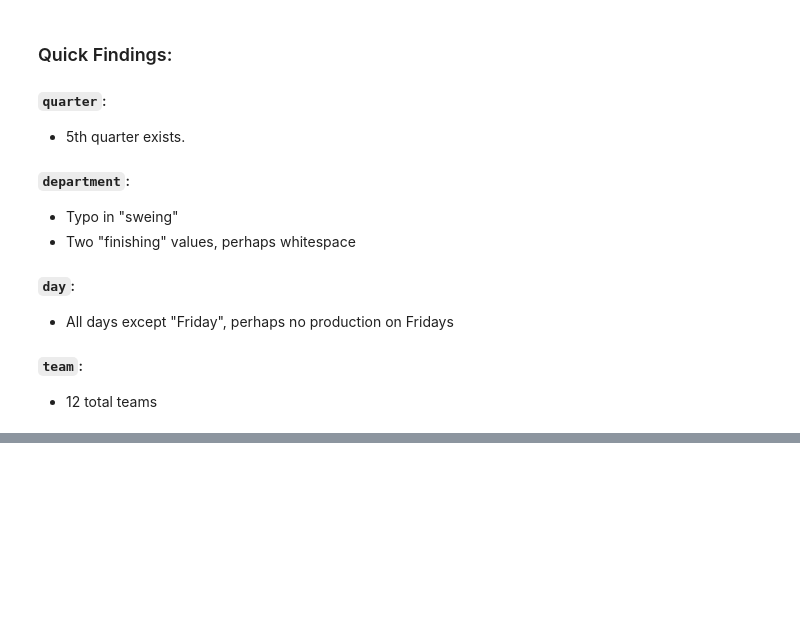
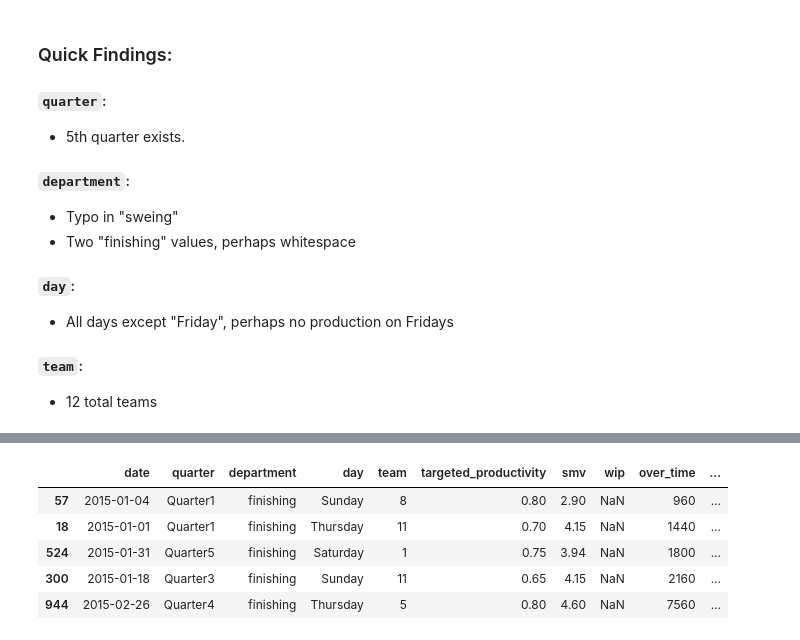
Before and after one commit to jastro-dev/dq-ds-06-employee-productivity-prediction-tree-models, a Jupyter notebook: main_notebook.ipynb, the cells around one changed output, grey strips where cells are left out. Cells and saved outputs as stored; diff of their text form; code cells hidden in the pictures; blank space fills up the shorter version.

```diff
--- a/main_notebook.ipynb
+++ b/main_notebook.ipynb
@@ -141,0 +235,9 @@ Name: count, dtype: int64
+# %%
+df[df['wip'].isnull()].sample(5)
+# %% [output]
+|  | date | quarter | department | day | team | targeted_productivity | smv | wip | over_time | ... |
+| 57 | 2015-01-04 | Quarter1 | finishing | Sunday | 8 | 0.80 | 2.90 | NaN | 960 | ... |
+| 18 | 2015-01-01 | Quarter1 | finishing | Thursday | 11 | 0.70 | 4.15 | NaN | 1440 | ... |
+| 524 | 2015-01-31 | Quarter5 | finishing | Saturday | 1 | 0.75 | 3.94 | NaN | 1800 | ... |
+| 300 | 2015-01-18 | Quarter3 | finishing | Sunday | 11 | 0.65 | 4.15 | NaN | 2160 | ... |
+| 944 | 2015-02-26 | Quarter4 | finishing | Thursday | 5 | 0.80 | 4.60 | NaN | 7560 | ... |
```
Also changed, not shown: parts of 52 cells of this notebook.
